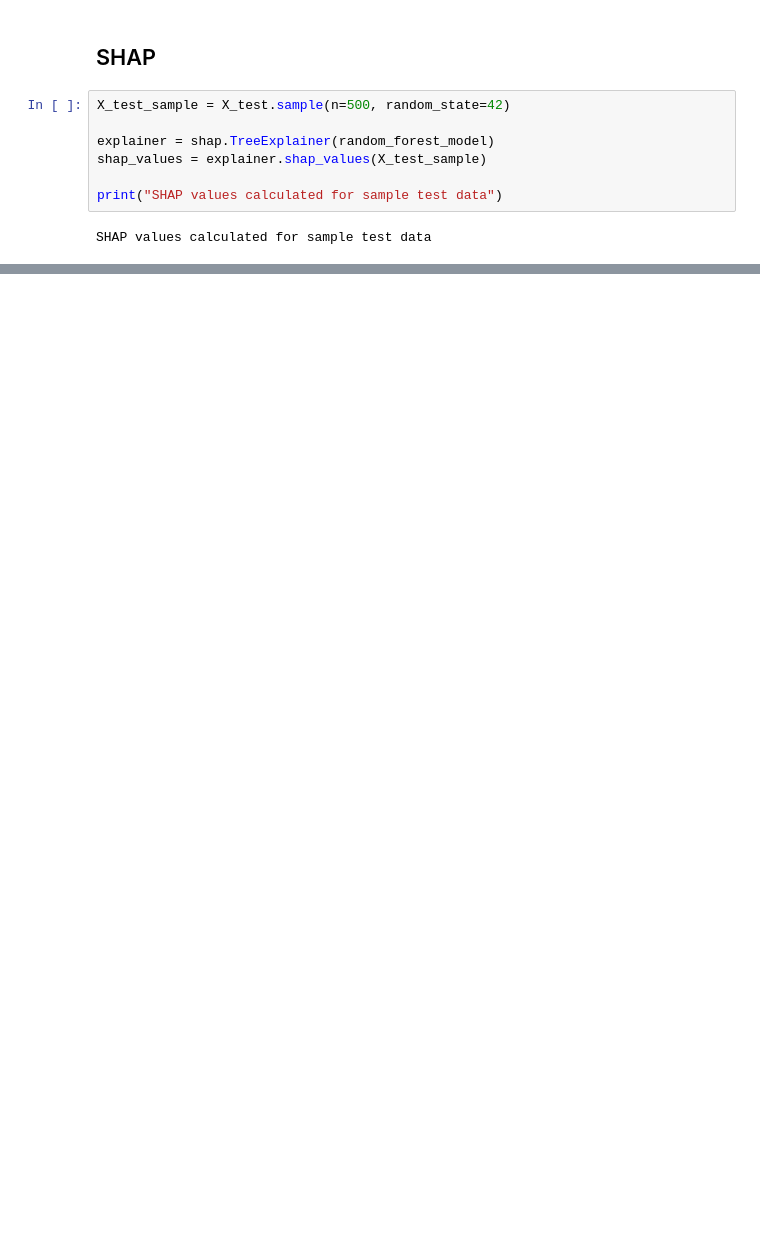
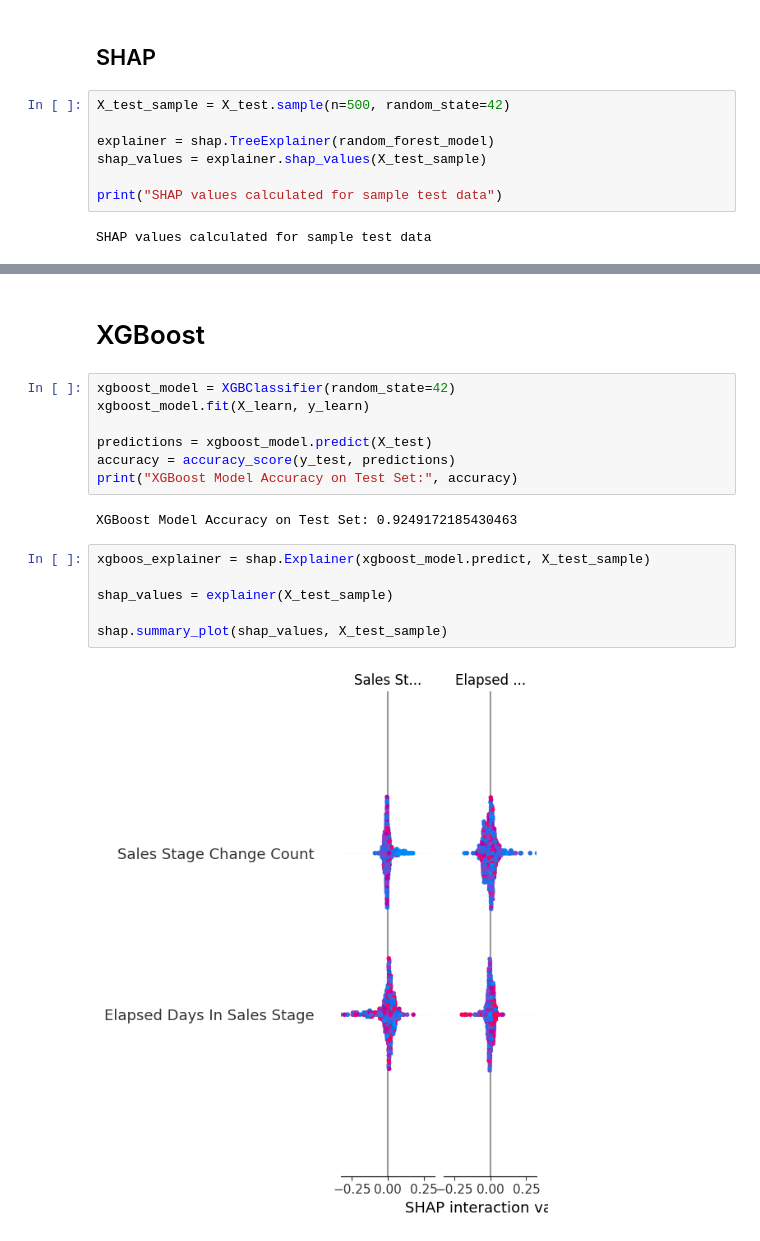
Before and after one commit to aaxlss/CRM-Predictions, a Jupyter notebook: CRM_Descriptive_Analysis.ipynb, the cells around one changed output, grey strips where cells are left out. Cells and saved outputs as stored; diff of their text form; blank space fills up the shorter version.

```diff
--- a/CRM_Descriptive_Analysis.ipynb
+++ b/CRM_Descriptive_Analysis.ipynb
@@ -411,0 +409,19 @@ shap.summary_plot(correct_shape_values, X_test_sample)
+# %% [markdown]
+# XGBoost
+# %%
+xgboost_model = XGBClassifier(random_state=42)
+xgboost_model.fit(X_learn, y_learn)
+
+predictions = xgboost_model.predict(X_test)
+accuracy = accuracy_score(y_test, predictions)
+print("XGBoost Model Accuracy on Test Set:", accuracy)
+# %% [output]
+XGBoost Model Accuracy on Test Set: 0.9249172185430463
+# %%
+xgboos_explainer = shap.Explainer(xgboost_model.predict, X_test_sample)
+
+shap_values = explainer(X_test_sample)
+
+shap.summary_plot(shap_values, X_test_sample)
+# %% [output]
+[figure, added]
```
Also changed, not shown: parts of 18 cells of this notebook, 1 other file.
